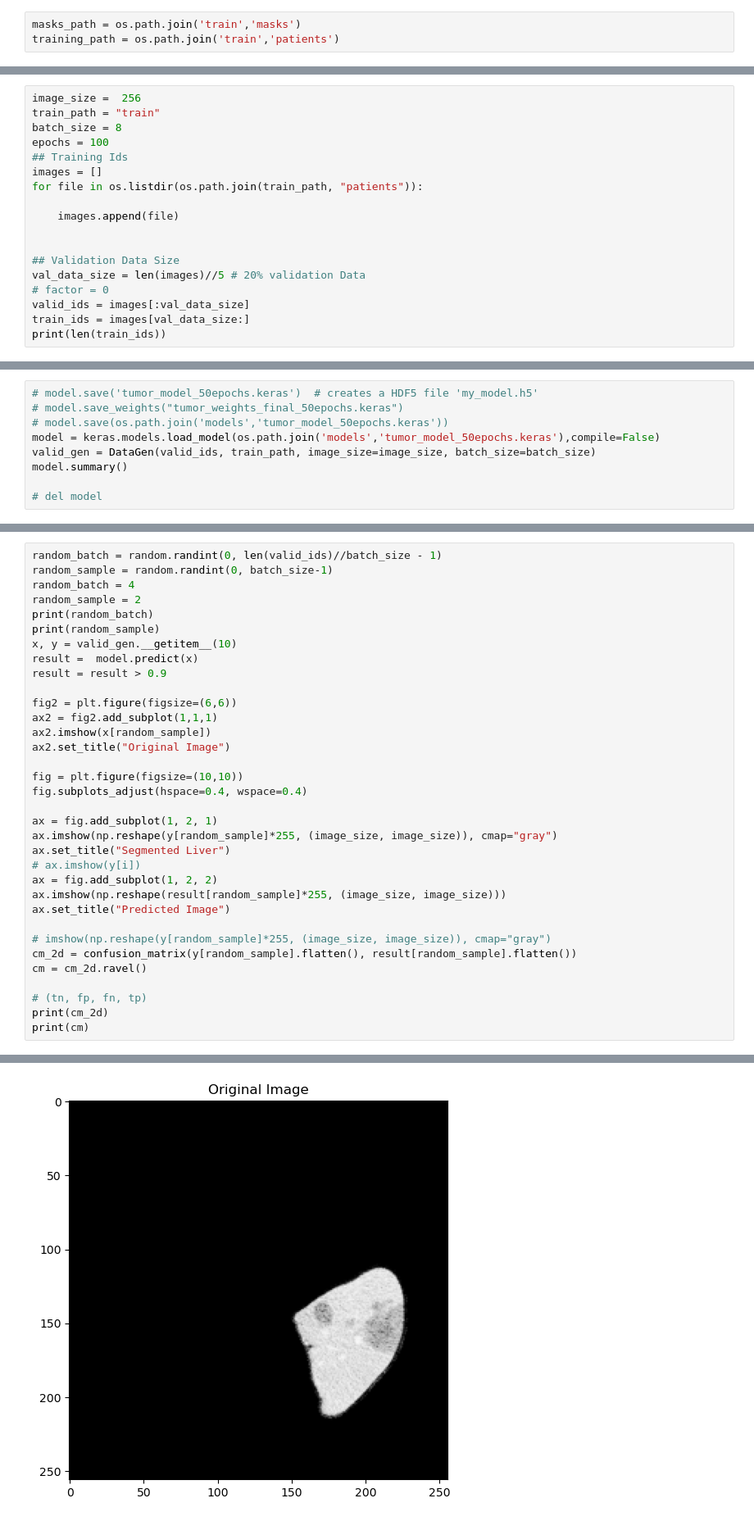
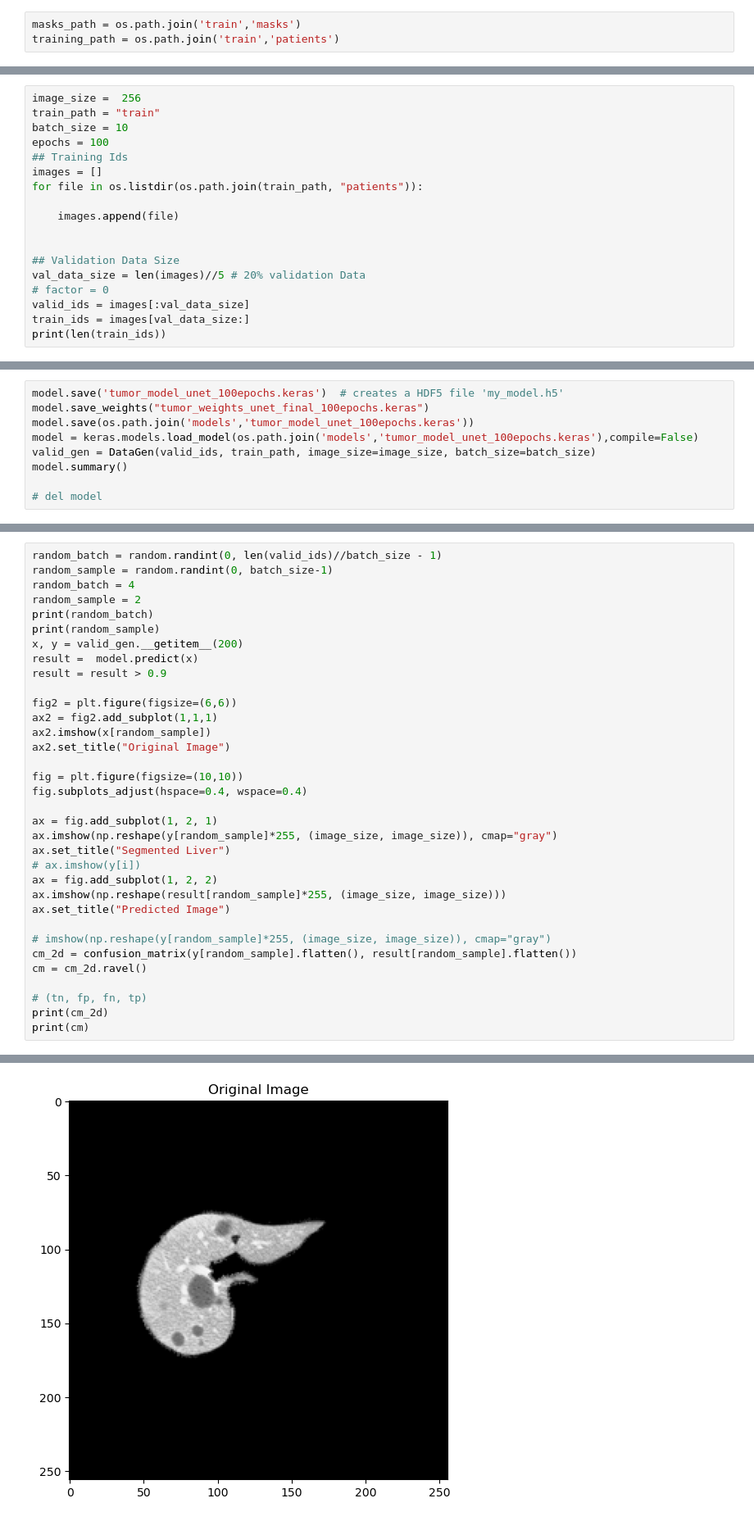
Before and after one commit to Nathanael-A/final-thesis, a Jupyter notebook: Liver-tumor-segmentation.ipynb, the cells around one changed output, grey strips where cells are left out. Shown at 82% size. Cells and saved outputs as stored; diff of their text form.

```diff
--- a/Liver-tumor-segmentation.ipynb
+++ b/Liver-tumor-segmentation.ipynb
@@ -173,7 +173,7 @@ class DataGen(keras.utils.Sequence):
 # %%
 image_size =  256
 train_path = "train"
-batch_size = 8
+batch_size = 10
 epochs = 100
 ## Training Ids
 images = []
@@ -499,8 +660,8 @@ Epoch 63: ReduceLROnPlateau reducing learning rate to 1e-07.
 # %%
-# model.save('tumor_model_50epochs.keras')  # creates a HDF5 file 'my_model.h5'
-# model.save_weights("tumor_weights_final_50epochs.keras")
-# model.save(os.path.join('models','tumor_model_50epochs.keras'))
-model = keras.models.load_model(os.path.join('models','tumor_model_50epochs.keras'),compile=False)
+model.save('tumor_model_unet_100epochs.keras')  # creates a HDF5 file 'my_model.h5'
+model.save_weights("tumor_weights_unet_final_100epochs.keras")
+model.save(os.path.join('models','tumor_model_unet_100epochs.keras'))
+model = keras.models.load_model(os.path.join('models','tumor_model_unet_100epochs.keras'),compile=False)
 valid_gen = DataGen(valid_ids, train_path, image_size=image_size, batch_size=batch_size)
 model.summary()
 
@@ -588,7 +749,7 @@ random_batch = 4
 random_sample = 2
 print(random_batch)
 print(random_sample)
-x, y = valid_gen.__getitem__(10)
+x, y = valid_gen.__getitem__(200)
 result =  model.predict(x)
 result = result > 0.9
 
@@ -626 +787 @@ WARNING:matplotlib.image:Clipping input data to the valid range for imshow with
-[figure, old version]
+[figure, new version]
```
Also changed, not shown: parts of 16 cells of this notebook, 9 other files.
